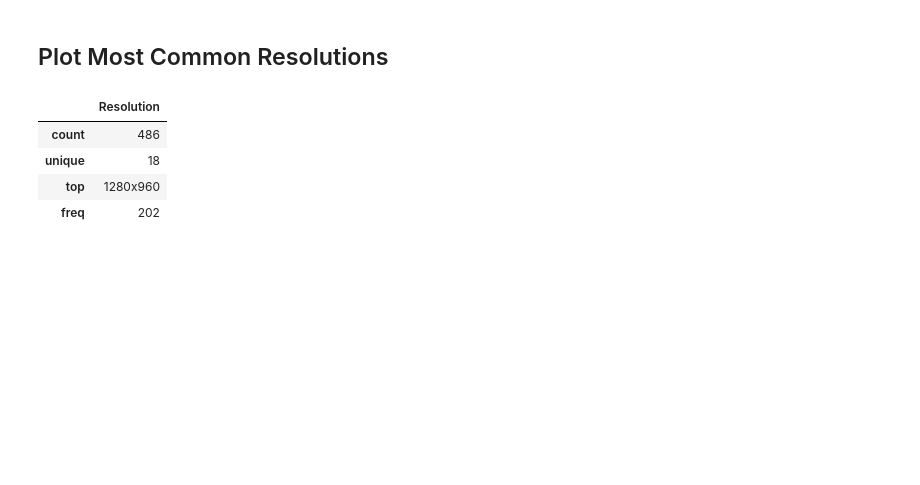
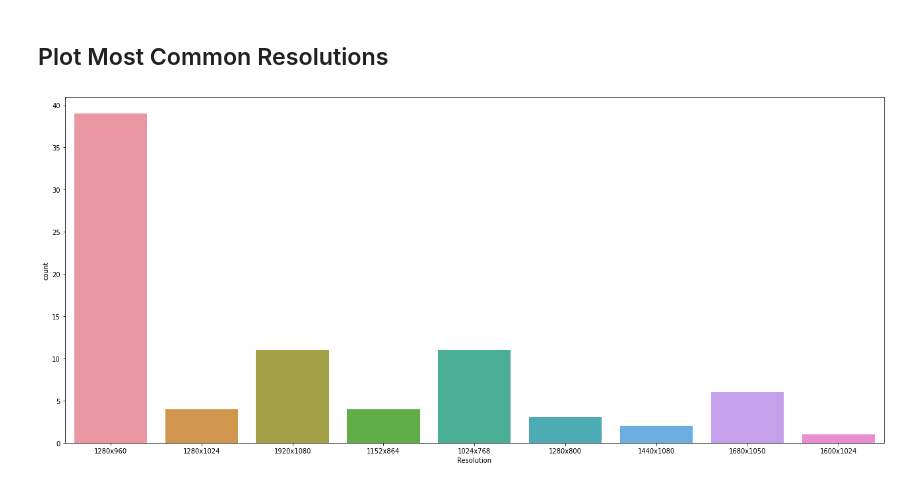
Before and after one commit to Walks2K/ProSettings-CSGO, a Jupyter notebook: ProSettings CSGO Data.ipynb, the cells around one changed output. Drawn from its saved outputs; the diff is of its cells as text; code cells hidden in the pictures; blank space fills up the shorter version.

```diff
--- a/ProSettings CSGO Data.ipynb
+++ b/ProSettings CSGO Data.ipynb
@@ -154,14 +89,10 @@ plt.show()
 # %% [markdown]
 ## Plot Most Common Resolutions
 # %%
-resolutions = dataframe["Resolution"]
-# plot resolution frequency
-plt.figure(figsize=(15, 6))
-sns.countplot(resolutions)
+# Plot "Resolution" frequencies
+plt.figure(figsize=(18, 8))
+sns.countplot(x=dataframe["Resolution"])
+plt.tight_layout()
 plt.show()
 # %% [output]
-|  | Resolution |
-| count | 486 |
-| unique | 18 |
-| top | 1280x960 |
-| freq | 202 |
+[figure, added]
```
Also changed, not shown: parts of 14 cells of this notebook.
